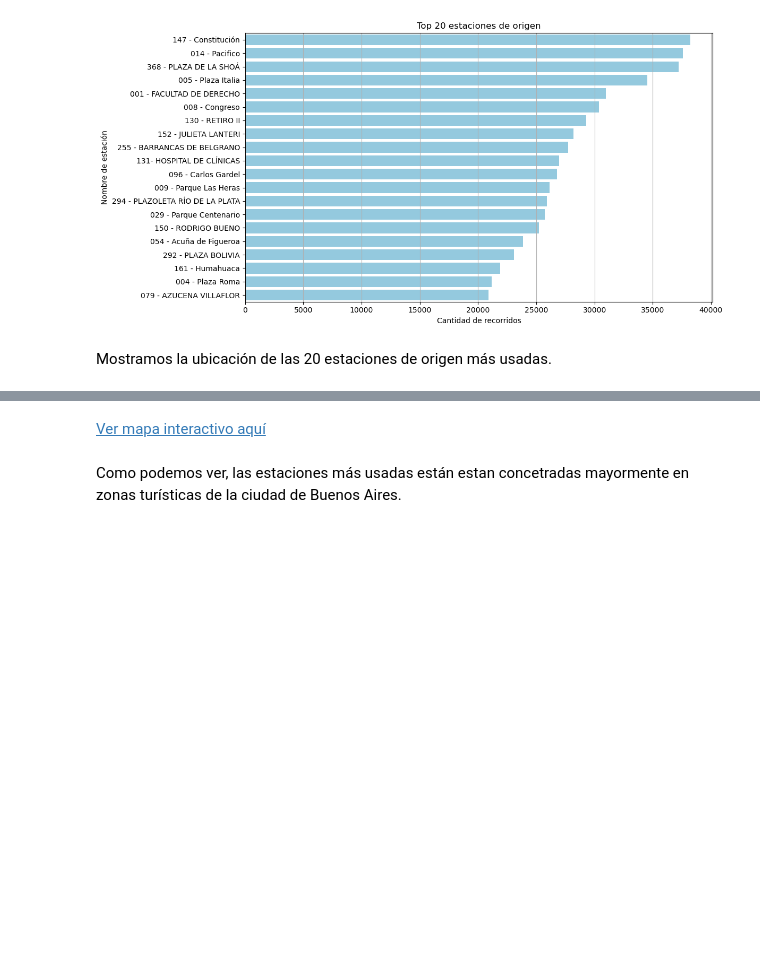
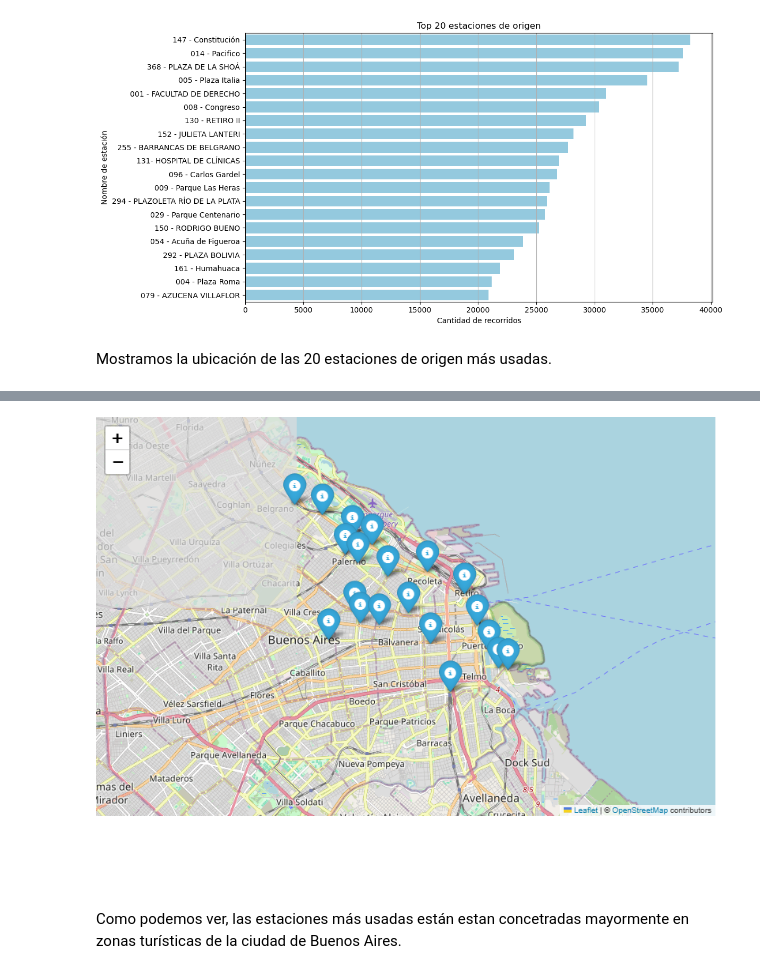
Before and after one commit to antonellagambarte/analisisDeDatos, a Jupyter notebook: tp1/tp1.ipynb, the cells around one changed output, grey strips where cells are left out. Saved outputs shown, nothing was run; the diff lists cells and outputs as text; code cells hidden in the pictures; blank space fills up the shorter version.

Commit message:
imagen mapa

```diff
--- a/tp1/tp1.ipynb
+++ b/tp1/tp1.ipynb
@@ -580,8 +582,11 @@ display(mapa)
 [interactive output not drawn]
 # %%
 mapa.save("mapa_estaciones.html")
+hti = Html2Image(size=(800, 600))
+hti.screenshot(html_file='mapa_estaciones.html', save_as='mapa_estaciones.png')
+Image("mapa_estaciones.png")
+# %% [output]
+[figure, added]
-# %% [markdown]
-[Ver mapa interactivo aquí](mapa_estaciones.html)
 # %% [markdown]
 Como podemos ver, las estaciones más usadas están estan concetradas mayormente en zonas turísticas de la ciudad de Buenos Aires.
 # %% [markdown]
```
Also changed, not shown: parts of 1 cell of this notebook, 2 other files.
